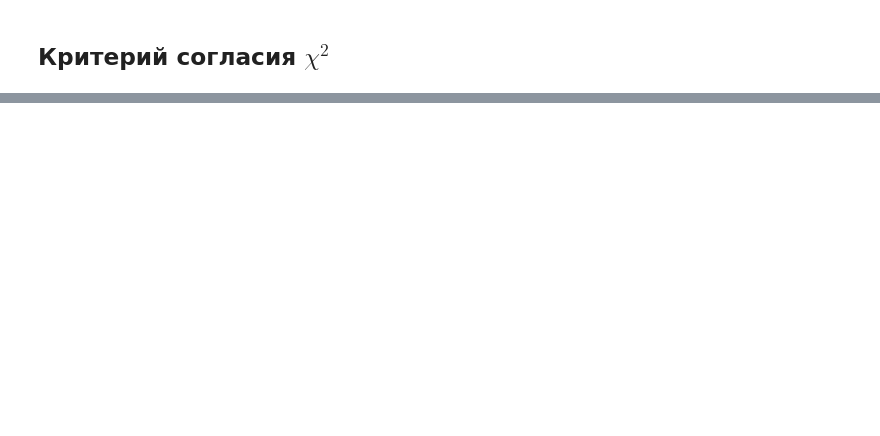
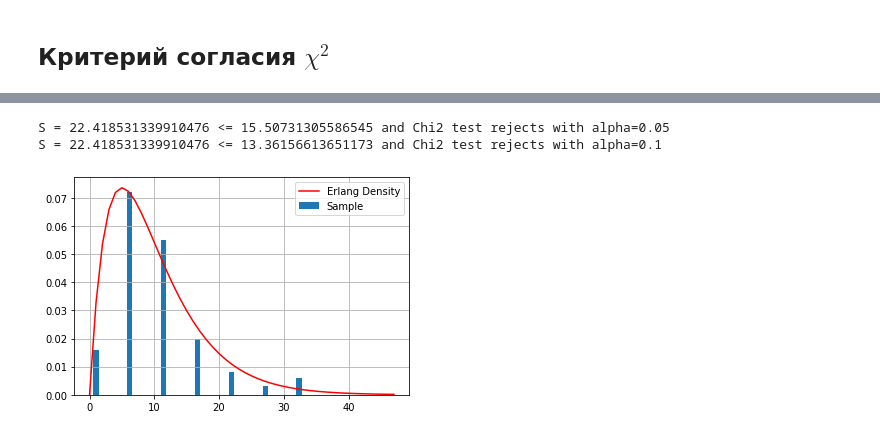
Before and after one commit to NikitaYurasov/Mathematical-statistics, a Jupyter notebook: ДЗ4.ipynb, the cells around one changed output, grey strips where cells are left out. Cells and saved outputs as stored; diff of their text form; code cells hidden in the pictures; blank space fills up the shorter version.

```diff
--- a/ДЗ4.ipynb
+++ b/ДЗ4.ipynb
@@ -145,0 +171,12 @@ S = 6.021079938206301 <= 14.683656573259837 and Chi2 test accepts with alpha=0.1
+# %%
+mu = 0.2
+m = 2
+n = 1000
+params = [m, mu]
+alpha_list = [0.05, 0.1]
+erlang_sample_for_Chi2Test = pst.random_erlang(m, mu, n)
+simple_chi_square_test(erlang_sample_for_Chi2Test, params, 'erlang', alpha_list)
+# %% [output]
+S = 22.418531339910476 <= 15.50731305586545 and Chi2 test rejects with alpha=0.05
+S = 22.418531339910476 <= 13.36156613651173 and Chi2 test rejects with alpha=0.1
+[figure, added]
```
Also changed, not shown: parts of 5 cells of this notebook.
